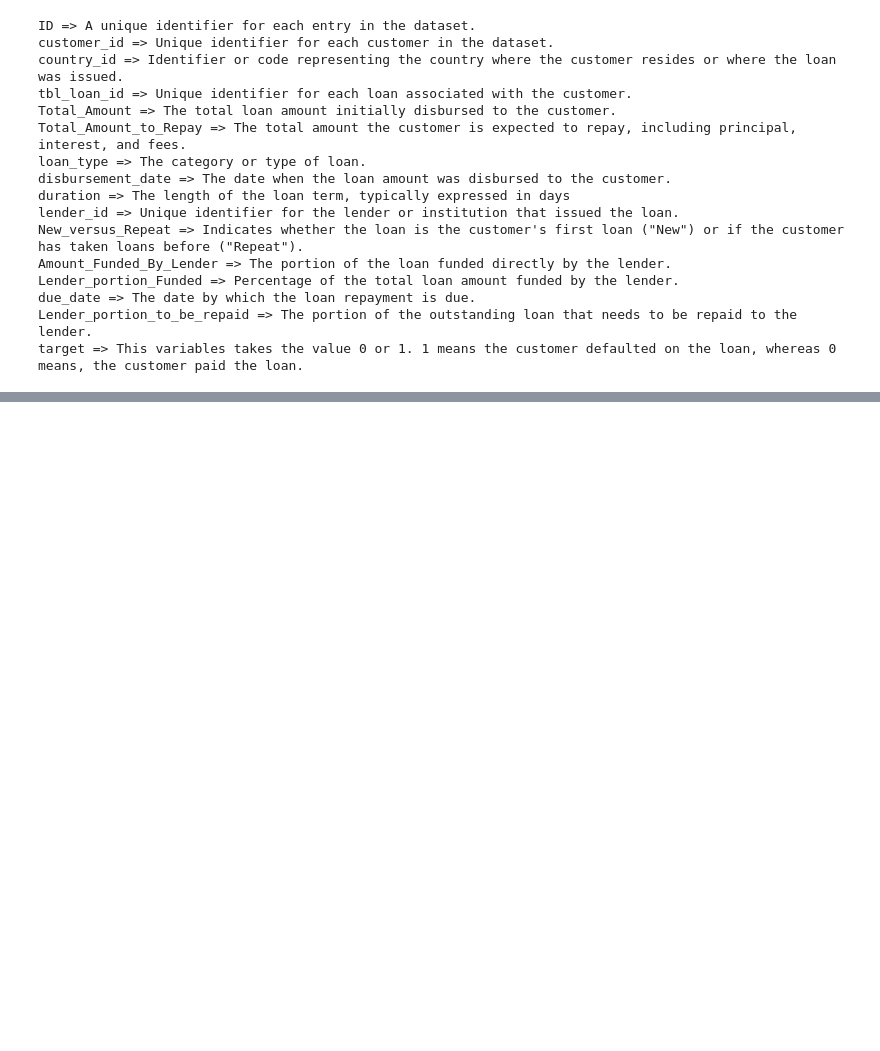
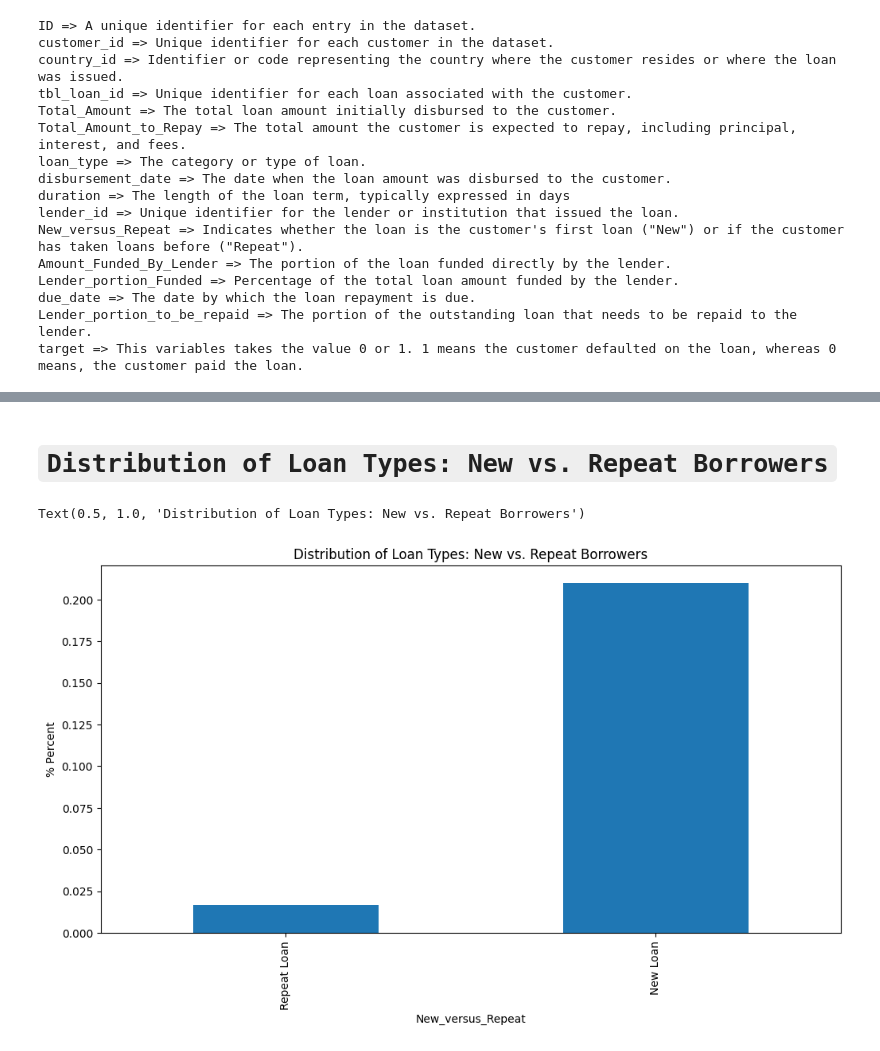
Before and after one commit to segnig/African-Credit-Scoring-Challenge, a Jupyter notebook: eda.ipynb, the cells around one changed output, grey strips where cells are left out. Cells and saved outputs as stored; diff of their text form; code cells hidden in the pictures; blank space fills up the shorter version.

```diff
--- a/eda.ipynb
+++ b/eda.ipynb
@@ -395,0 +466,14 @@ target => This variables takes the value 0 or 1. 1 means the customer defaulted
+# %% [markdown]
+# `Distribution of Loan Types: New vs. Repeat Borrowers`
+# %%
+fig = plt.subplots(figsize=(12, 6))
+(
+    train_copy[train_copy["target"] == 1]["New_versus_Repeat"].value_counts() / train_copy["New_versus_Repeat"].value_counts()
+).plot(kind="bar")
+
+plt.xlabel("New_versus_Repeat")
+plt.ylabel("% Percent")
+plt.title("Distribution of Loan Types: New vs. Repeat Borrowers")
+# %% [output]
+Text(0.5, 1.0, 'Distribution of Loan Types: New vs. Repeat Borrowers')
+[figure, added]
```
Also changed, not shown: parts of 12 cells of this notebook.
